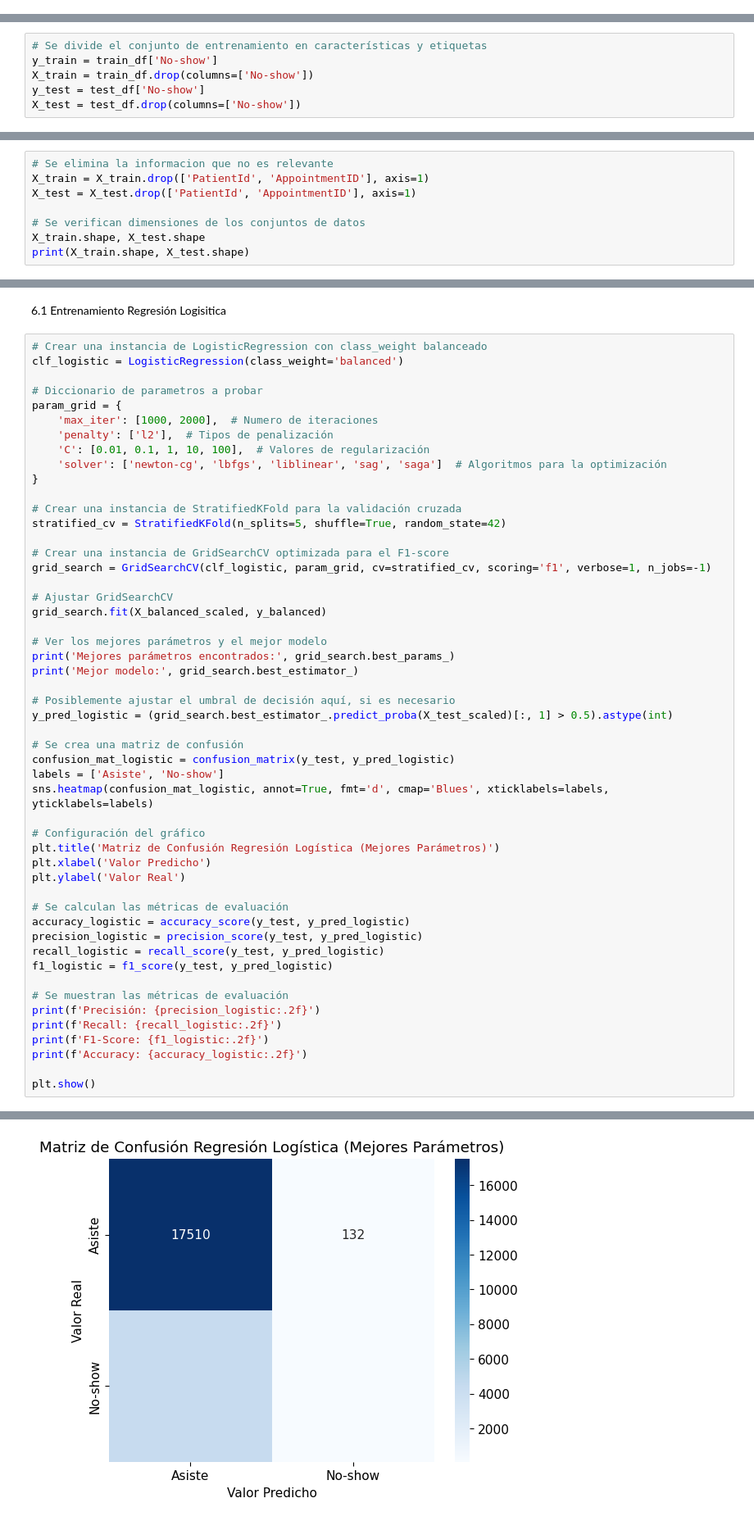
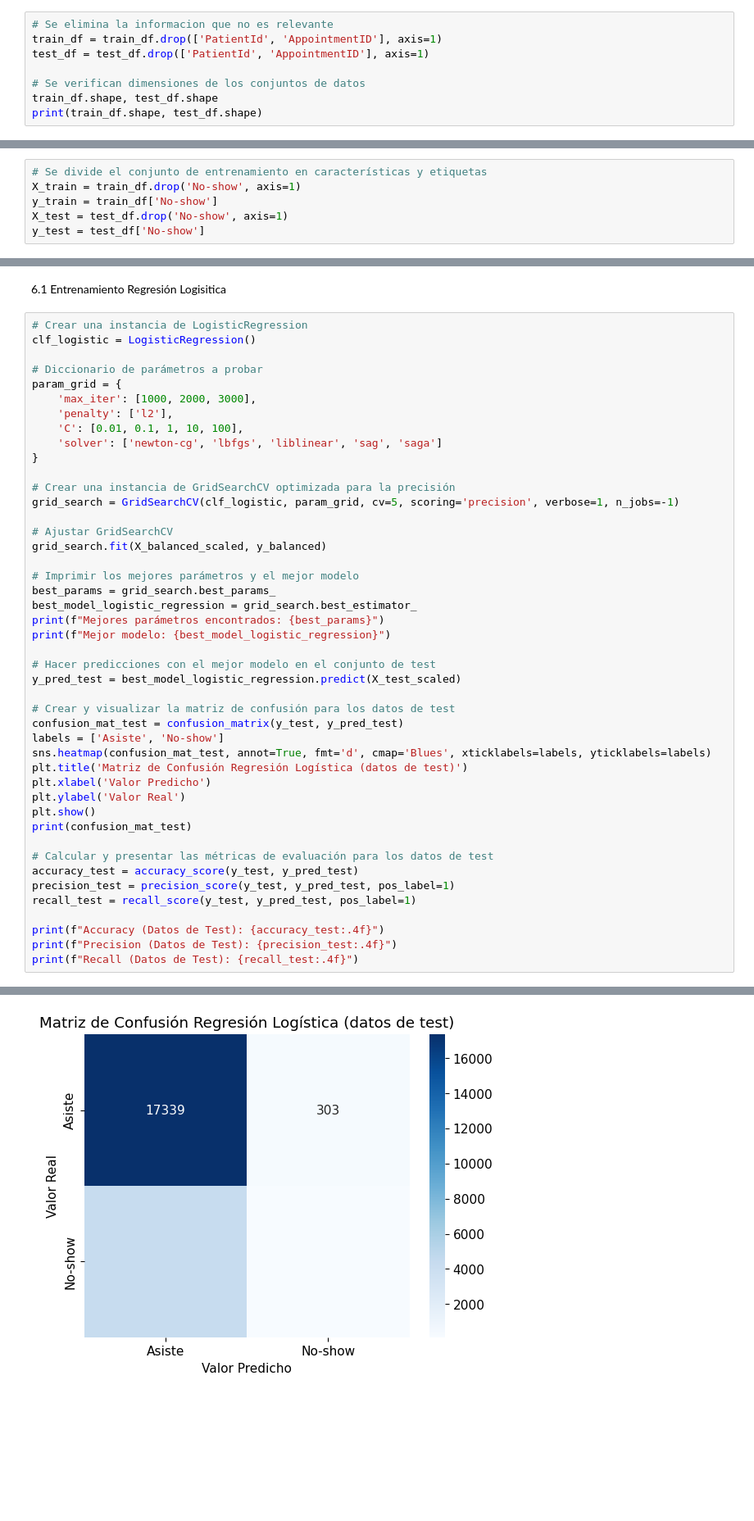
Before and after one commit to SValduezaL/TFM-Master-IA-INESDI, a Jupyter notebook: BBDD Kaagle/predicción_ inasistencia_v2.ipynb, the cells around one changed output, grey strips where cells are left out. Shown at 82% size. Cells and saved outputs as stored; diff of their text form; blank space fills up the shorter version.

```diff
--- a/BBDD Kaagle/predicción_ inasistencia_v2.ipynb
+++ b/BBDD Kaagle/predicción_ inasistencia_v2.ipynb
@@ -294,0 +365,8 @@ plt.show()
+# %%
+# Se elimina la informacion que no es relevante
+train_df = train_df.drop(['PatientId', 'AppointmentID'], axis=1)
+test_df = test_df.drop(['PatientId', 'AppointmentID'], axis=1)
+
+# Se verifican dimensiones de los conjuntos de datos
+train_df.shape, test_df.shape
+print(train_df.shape, test_df.shape)
@@ -297,6 +377,6 @@ plt.show()
 # %%
 # Se divide el conjunto de entrenamiento en características y etiquetas
+X_train = train_df.drop('No-show', axis=1)
 y_train = train_df['No-show']
-X_train = train_df.drop(columns=['No-show'])
+X_test = test_df.drop('No-show', axis=1)
 y_test = test_df['No-show']
-X_test = test_df.drop(columns=['No-show'])
@@ -337,8 +382,0 @@ X_test.head(10)
-# %%
-# Se elimina la informacion que no es relevante
-X_train = X_train.drop(['PatientId', 'AppointmentID'], axis=1)
-X_test = X_test.drop(['PatientId', 'AppointmentID'], axis=1)
-
-# Se verifican dimensiones de los conjuntos de datos
-X_train.shape, X_test.shape
-print(X_train.shape, X_test.shape)
@@ -440,54 +485,48 @@ X_test_scaled.shape, y_test.shape
 # %% [markdown]
 6.1 Entrenamiento Regresión Logisitica
 # %%
-# Crear una instancia de LogisticRegression con class_weight balanceado
-clf_logistic = LogisticRegression(class_weight='balanced')
+# Crear una instancia de LogisticRegression
+clf_logistic = LogisticRegression()
 
-# Diccionario de parametros a probar
+# Diccionario de parámetros a probar
 param_grid = {
-    'max_iter': [1000, 2000],  # Numero de iteraciones
-    'penalty': ['l2'],  # Tipos de penalización
-    'C': [0.01, 0.1, 1, 10, 100],  # Valores de regularización
-    'solver': ['newton-cg', 'lbfgs', 'liblinear', 'sag', 'saga']  # Algoritmos para la optimización
+    'max_iter': [1000, 2000, 3000],
+    'penalty': ['l2'],
+    'C': [0.01, 0.1, 1, 10, 100],
+    'solver': ['newton-cg', 'lbfgs', 'liblinear', 'sag', 'saga']
 }
 
-# Crear una instancia de StratifiedKFold para la validación cruzada
-stratified_cv = StratifiedKFold(n_splits=5, shuffle=True, random_state=42)
-
-# Crear una instancia de GridSearchCV optimizada para el F1-score
-grid_search = GridSearchCV(clf_logistic, param_grid, cv=stratified_cv, scoring='f1', verbose=1, n_jobs=-1)
+# Crear una instancia de GridSearchCV optimizada para la precisión
+grid_search = GridSearchCV(clf_logistic, param_grid, cv=5, scoring='precision', verbose=1, n_jobs=-1)
 
 # Ajustar GridSearchCV
 grid_search.fit(X_balanced_scaled, y_balanced)
 
-# Ver los mejores parámetros y el mejor modelo
-print('Mejores parámetros encontrados:', grid_search.best_params_)
-print('Mejor modelo:', grid_search.best_estimator_)
+# Imprimir los mejores parámetros y el mejor modelo
+best_params = grid_search.best_params_
+best_model_logistic_regression = grid_search.best_estimator_
+print(f"Mejores parámetros encontrados: {best_params}")
+print(f"Mejor modelo: {best_model_logistic_regression}")
 
-# Posiblemente ajustar el umbral de decisión aquí, si es necesario
-y_pred_logistic = (grid_search.best_estimator_.predict_proba(X_test_scaled)[:, 1] > 0.5).astype(int)
+# Hacer predicciones con el mejor modelo en el conjunto de test
+y_pred_test = best_model_logistic_regression.predict(X_test_scaled)
 
-# Se crea una matriz de confusión
-confusion_mat_logistic = confusion_matrix(y_test, y_pred_logistic)
+# Crear y visualizar la matriz de confusión para los datos de test
+confusion_mat_test = confusion_matrix(y_test, y_pred_test)
 labels = ['Asiste', 'No-show']
-sns.heatmap(confusion_mat_logistic, annot=True, fmt='d', cmap='Blues', xticklabels=labels, yticklabels=labels)
-
-# Configuración del gráfico
-plt.title('Matriz de Confusión Regresión Logística (Mejores Parámetros)')
+sns.heatmap(confusion_mat_test, annot=True, fmt='d', cmap='Blues', xticklabels=labels, yticklabels=labels)
+plt.title('Matriz de Confusión Regresión Logística (datos de test)')
 plt.xlabel('Valor Predicho')
 plt.ylabel('Valor Real')
+plt.show()
+print(confusion_mat_test)
 
-# Se calculan las métricas de evaluación
-accuracy_logistic = accuracy_score(y_test, y_pred_logistic)
-precision_logistic = precision_score(y_test, y_pred_logistic)
-recall_logistic = recall_score(y_test, y_pred_logistic)
-f1_logistic = f1_score(y_test, y_pred_logistic)
+# Calcular y presentar las métricas de evaluación para los datos de test
+accuracy_test = accuracy_score(y_test, y_pred_test)
+precision_test = precision_score(y_test, y_pred_test, pos_label=1)
+recall_test = recall_score(y_test, y_pred_test, pos_label=1)
 
-# Se muestran las métricas de evaluación
-print(f'Precisión: {precision_logistic:.2f}')
-print(f'Recall: {recall_logistic:.2f}')
-print(f'F1-Score: {f1_logistic:.2f}')
-print(f'Accuracy: {accuracy_logistic:.2f}')
-
-plt.show()
+print(f"Accuracy (Datos de Test): {accuracy_test:.4f}")
+print(f"Precision (Datos de Test): {precision_test:.4f}")
+print(f"Recall (Datos de Test): {recall_test:.4f}")
 # %% [output]
@@ -502 +536 @@ Accuracy: 0.80
-[figure, old version]
+[figure, new version]
```
Also changed, not shown: parts of 26 cells of this notebook.
